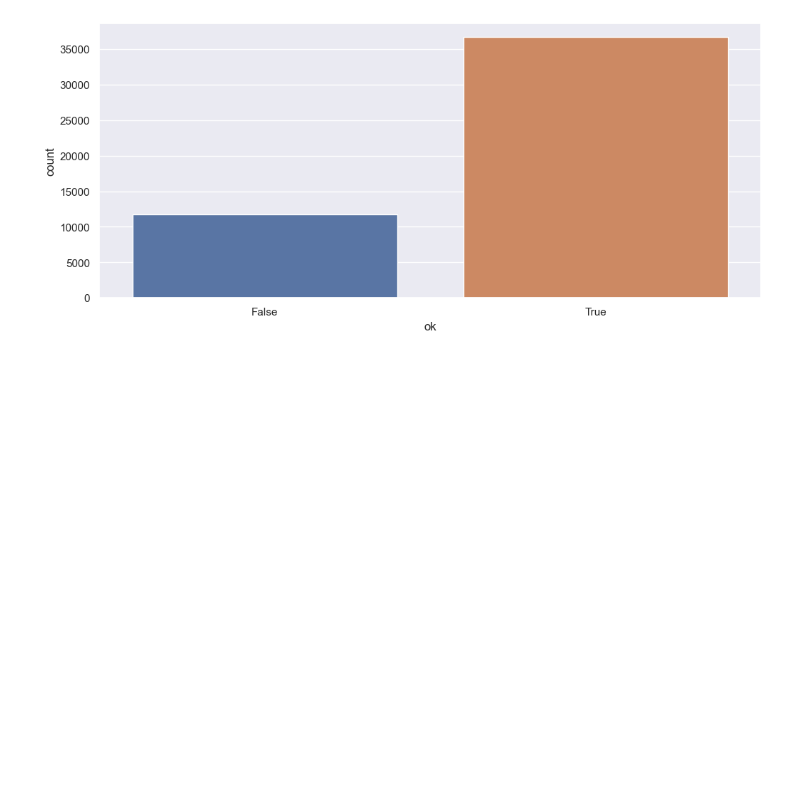
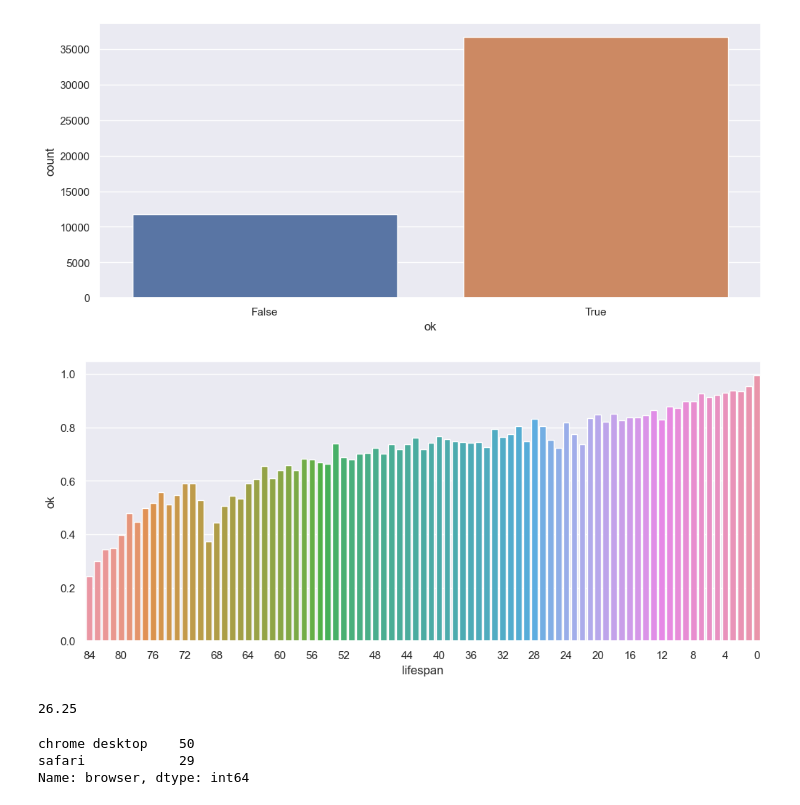
Before and after one commit to menisadi/merged, a Jupyter notebook: Notebooks/UA Noise Research.ipynb, the cells around one changed output. Saved outputs shown, nothing was run; the diff lists cells and outputs as text; code cells hidden in the pictures; blank space fills up the shorter version.

```diff
--- a/Notebooks/UA Noise Research.ipynb
+++ b/Notebooks/UA Noise Research.ipynb
@@ -200,4 +193,5 @@ sns.countplot(data=result, x='ok')
 <Axes: xlabel='ok', ylabel='count'>
 [figure]
 # %%
-sns.boxplot(data=result, x='ok', y='instances')
+cookie_hhd_data = pd.concat([grouped, result], axis=1)
+cookie_hhd_data.columns = ["time_min", "time_max", "lifespan", "instances", "ok"]
@@ -203,0 +200,5 @@ sns.boxplot(data=result, x='ok', y='instances')
+# %%
+sns.barplot(data=cookie_hhd_data, x="lifespan", y="ok", errorbar=None, order=list(reversed(range(0, 85))))
+plt.xticks(range(0, 85, 4));
+# %% [output]
+[figure, added]
@@ -203,0 +224,10 @@ sns.boxplot(data=result, x='ok', y='instances')
+# %%
+browsers_of_cookie.sum()/4
+# %% [output]
+26.25
+# %%
+one_cookie_data.browser.value_counts()
+# %% [output]
+chrome desktop    50
+safari            29
+Name: browser, dtype: int64
```
Also changed, not shown: parts of 54 cells of this notebook, 1 other file.
